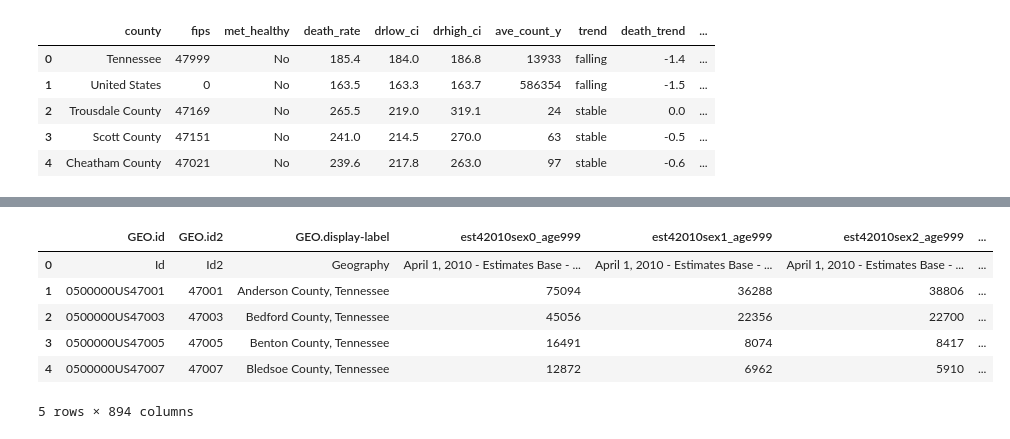
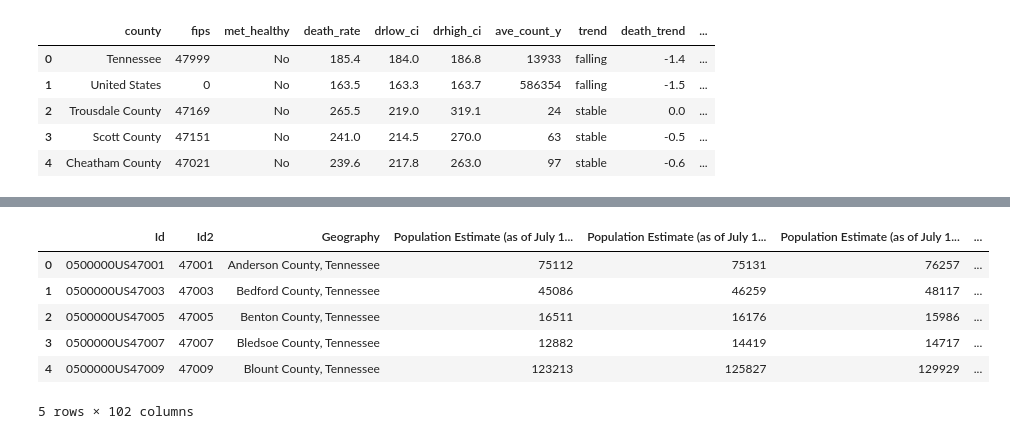
Before and after one commit to ncov/vanderbilt-aspire-data-essentials, a Jupyter notebook: data_essentials_project_090518.ipynb, the cells around one changed output, grey strips where cells are left out. Saved outputs shown, nothing was run; the diff lists cells and outputs as text; code cells hidden in the pictures.

```diff
--- a/data_essentials_project_090518.ipynb
+++ b/data_essentials_project_090518.ipynb
@@ -112,10 +170,22 @@ pop_df_clean = pop_df[pop_df.columns.drop(list(pop_df.filter(regex='cen')))]
+# %%
+pop_2012 = [col for col in pop_clean.columns if "2012" in col]
+pop_clean = pop_clean.drop(pop_2012, axis = 1)
+# %%
+pop_2013 = [col for col in pop_clean.columns if "2013" in col]
+pop_clean = pop_clean.drop(pop_2013, axis = 1)
+# %%
+pop_2015 = [col for col in pop_clean.columns if "2015" in col]
+pop_clean = pop_clean.drop(pop_2015, axis = 1)
+# %%
+pop_2016 = [col for col in pop_clean.columns if "2016" in col]
+pop_clean = pop_clean.drop(pop_2016, axis = 1)
 # %%
-pop_df_clean.head()
+pop_clean.head()
 # %% [output]
-|  | GEO.id | GEO.id2 | GEO.display-label | est42010sex0_age999 | est42010sex1_age999 | est42010sex2_age999 | ... |
-| 0 | Id | Id2 | Geography | April 1, 2010 - Estimates Base - ... | April 1, 2010 - Estimates Base - ... | April 1, 2010 - Estimates Base - ... | ... |
-| 1 | 0500000US47001 | 47001 | Anderson County, Tennessee | 75094 | 36288 | 38806 | ... |
-| 2 | 0500000US47003 | 47003 | Bedford County, Tennessee | 45056 | 22356 | 22700 | ... |
-| 3 | 0500000US47005 | 47005 | Benton County, Tennessee | 16491 | 8074 | 8417 | ... |
-| 4 | 0500000US47007 | 47007 | Bledsoe County, Tennessee | 12872 | 6962 | 5910 | ... |
+|  | Id | Id2 | Geography | Population Estimate (as of July 1... | Population Estimate (as of July 1... | Population Estimate (as of July 1... | ... |
+| 0 | 0500000US47001 | 47001 | Anderson County, Tennessee | 75112 | 75131 | 76257 | ... |
+| 1 | 0500000US47003 | 47003 | Bedford County, Tennessee | 45086 | 46259 | 48117 | ... |
+| 2 | 0500000US47005 | 47005 | Benton County, Tennessee | 16511 | 16176 | 15986 | ... |
+| 3 | 0500000US47007 | 47007 | Bledsoe County, Tennessee | 12882 | 14419 | 14717 | ... |
+| 4 | 0500000US47009 | 47009 | Blount County, Tennessee | 123213 | 125827 | 129929 | ... |
-5 rows × 894 columns
+5 rows × 102 columns
```
Also changed, not shown: parts of 20 cells of this notebook.
